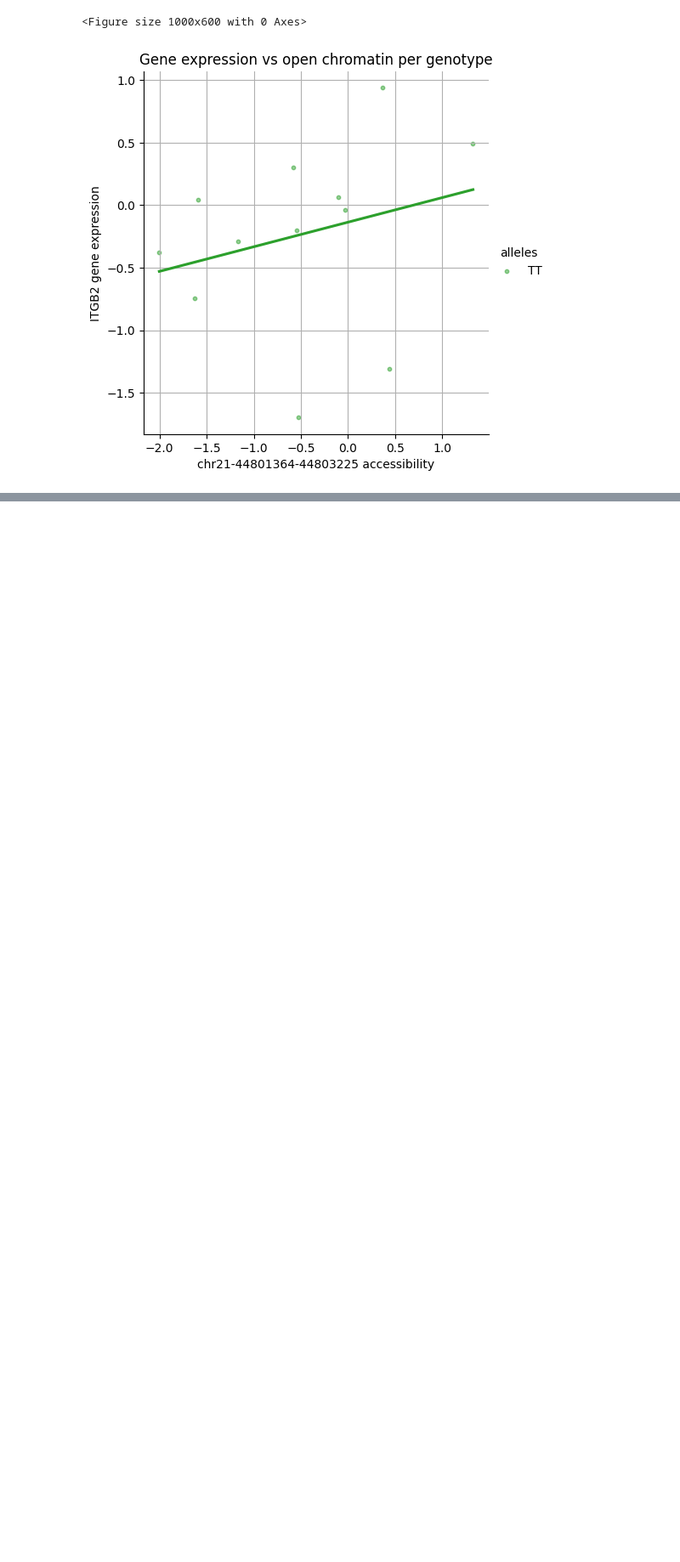
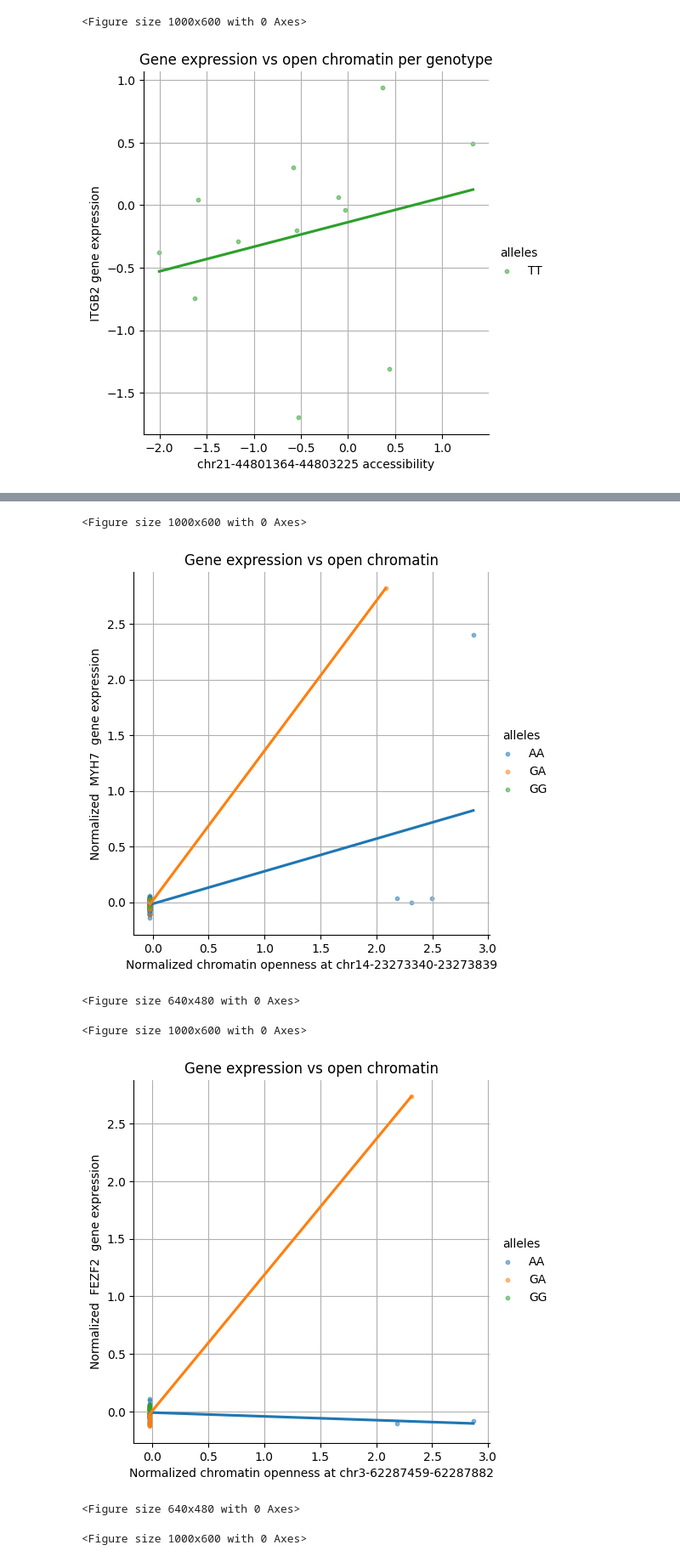
Before and after one commit to molgenis/wijst_multiome, a Jupyter notebook: qtl/mo_plot_qtls.ipynb, the cells around one changed output, grey strips where cells are left out. Shown at 85% size. Saved outputs shown, nothing was run; the diff lists cells and outputs as text; code cells hidden in the pictures; blank space fills up the shorter version.

```diff
--- a/qtl/mo_plot_qtls.ipynb
+++ b/qtl/mo_plot_qtls.ipynb
@@ -563,0 +749,29 @@ interaction_table.to_csv('/groups/umcg-franke-scrna/tmp04/users/umcg-roelen/sing
+# %%
+# location of the expression data
+rna_nk_data_loc = '/groups/umcg-franke-scrna/tmp04/projects/multiome/ongoing/qtl/eqtl/sc-eqtlgen/input/L1/UT/NK.qtlInput.PcCorrectedResiduals.txt.gz'
+# read the RNA data
+rna_nk_data = pd.read_csv(rna_nk_data_loc, header = 0, sep = '\t', index_col = 0)
+# %%
+# location of the ATAC data
+atac_nk_data_loc = '/groups/umcg-franke-scrna/tmp04/projects/multiome/ongoing/qtl/caqtl/sc-eqtlgen/input/L1/UT/NK.qtlInput.txt.gz'
+# read the ATAC data
+atac_nk_data = pd.read_csv(atac_nk_data_loc, header = 0, sep = '\t', index_col = 0)
+# %%
+# the location of the CRE output
+nk_cre_output_loc = '/groups/umcg-franke-scrna/tmp04/projects/multiome/ongoing/qtl/eQTA/creQTL_full/L1/UT/NK/top_iqtl_results_aggregated.txt'
+# load that file
+nk_cre_output = pd.read_csv(nk_cre_output_loc, header = 0, sep = '\t')
+#interaction_plots_to_list(rna_nk_data, atac_nk_data, rna_smf, atac_smf, genotypes, plot_queries=[InteractionPlotQuery(gene, region, variant)])
+# %%
+# get the top 10 significant ones
+nk_cre_output_top10 = top_creqtls_to_queries(nk_cre_output, how_many = 20)
+# and print those
+interaction_plots_to_list(rna_nk_data, atac_nk_data, rna_smf, atac_smf, genotypes, plot_queries = nk_cre_output_top10)
+# %% [output]
+<Figure size 1000x600 with 0 Axes>
+[figure, added]
+<Figure size 640x480 with 0 Axes>
+<Figure size 1000x600 with 0 Axes>
+[figure, added]
+<Figure size 640x480 with 0 Axes>
+<Figure size 1000x600 with 0 Axes>
```
Also changed, not shown: parts of 9 cells of this notebook.
